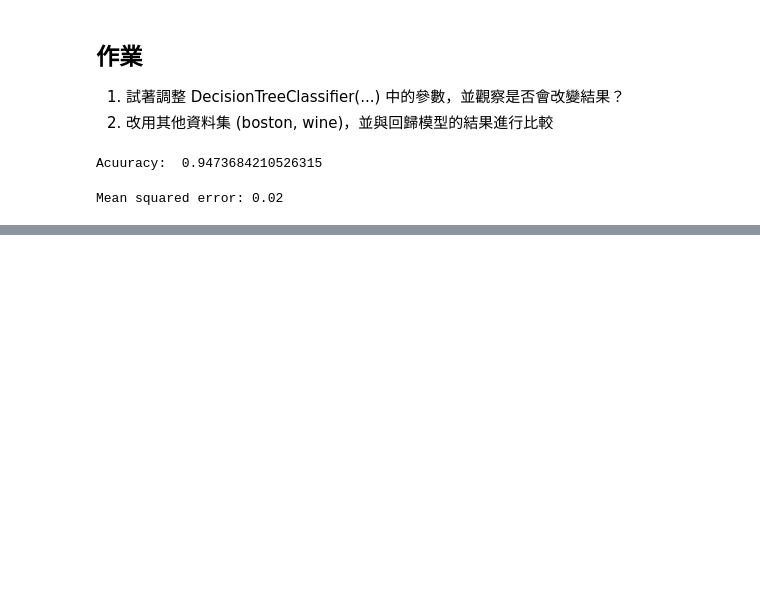
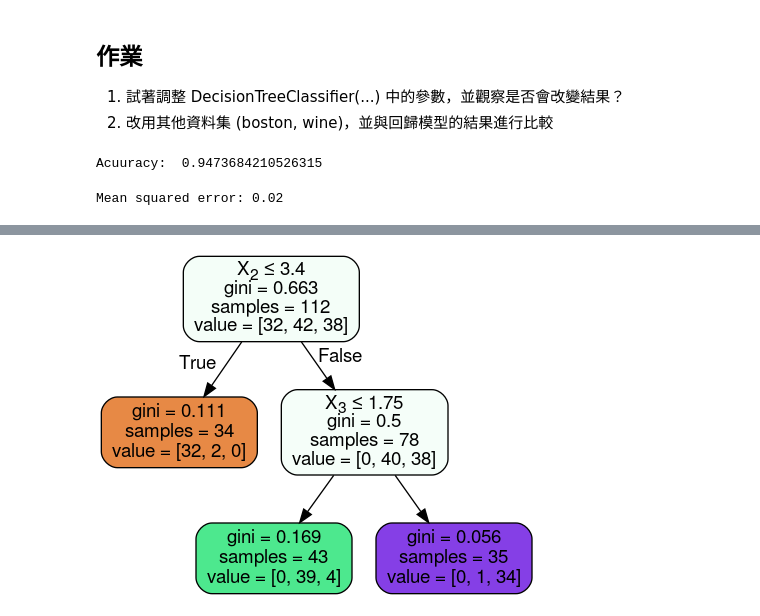
Before and after one commit to jerrymark611/3rd-ML100-Days, a Jupyter notebook: homework/Day_042_HW.ipynb, the cells around one changed output, grey strips where cells are left out. Cells and saved outputs as stored; diff of their text form; code cells hidden in the pictures; blank space fills up the shorter version.

```diff
--- a/homework/Day_042_HW.ipynb
+++ b/homework/Day_042_HW.ipynb
@@ -41,0 +64,10 @@ Mean squared error: 0.02
+# %%
+#iris gini
+dot_data = StringIO()
+export_graphviz(dtc2, out_file=dot_data,
+                filled=True, rounded=True,
+                special_characters=True)
+graph = pydotplus.graph_from_dot_data(dot_data.getvalue())
+Image(graph.create_png())
+# %% [output]
+[figure, added]
```
Also changed, not shown: parts of 3 cells of this notebook.
